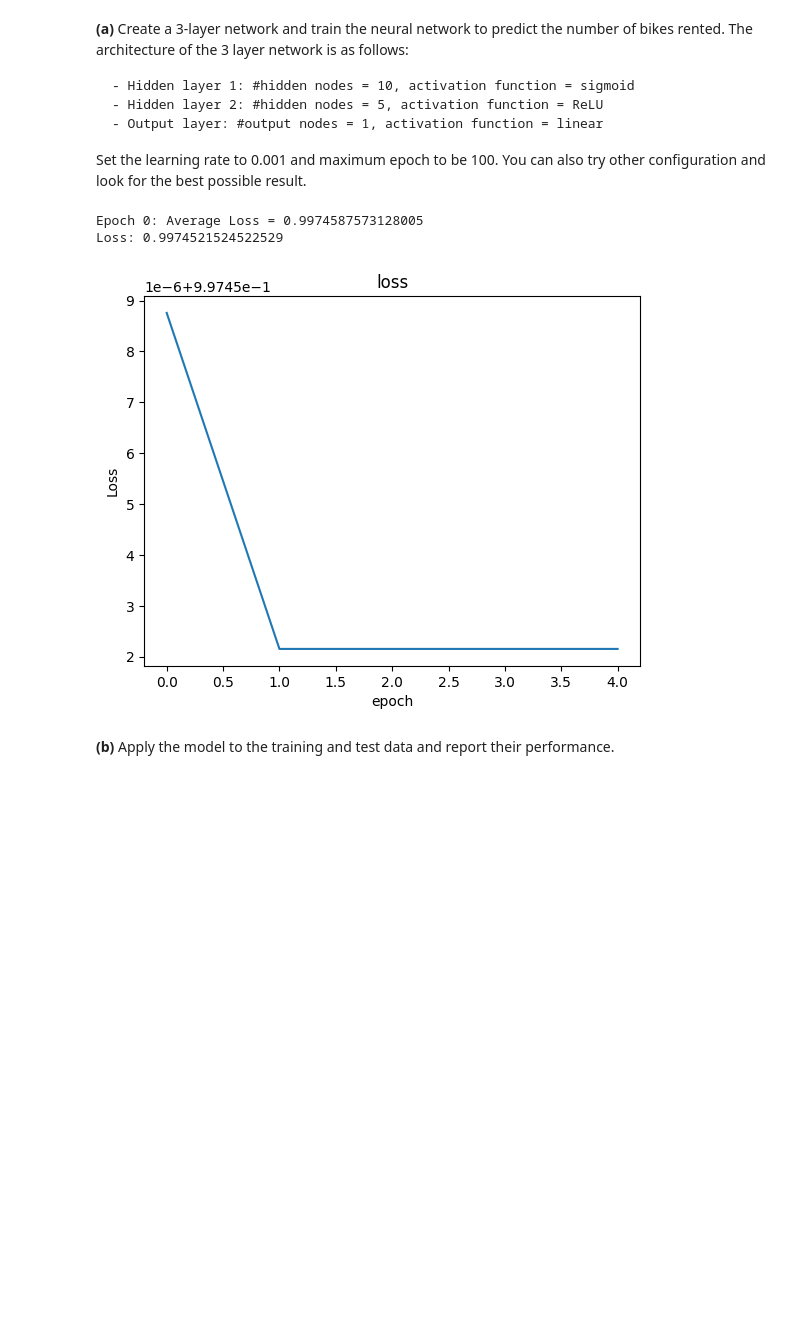
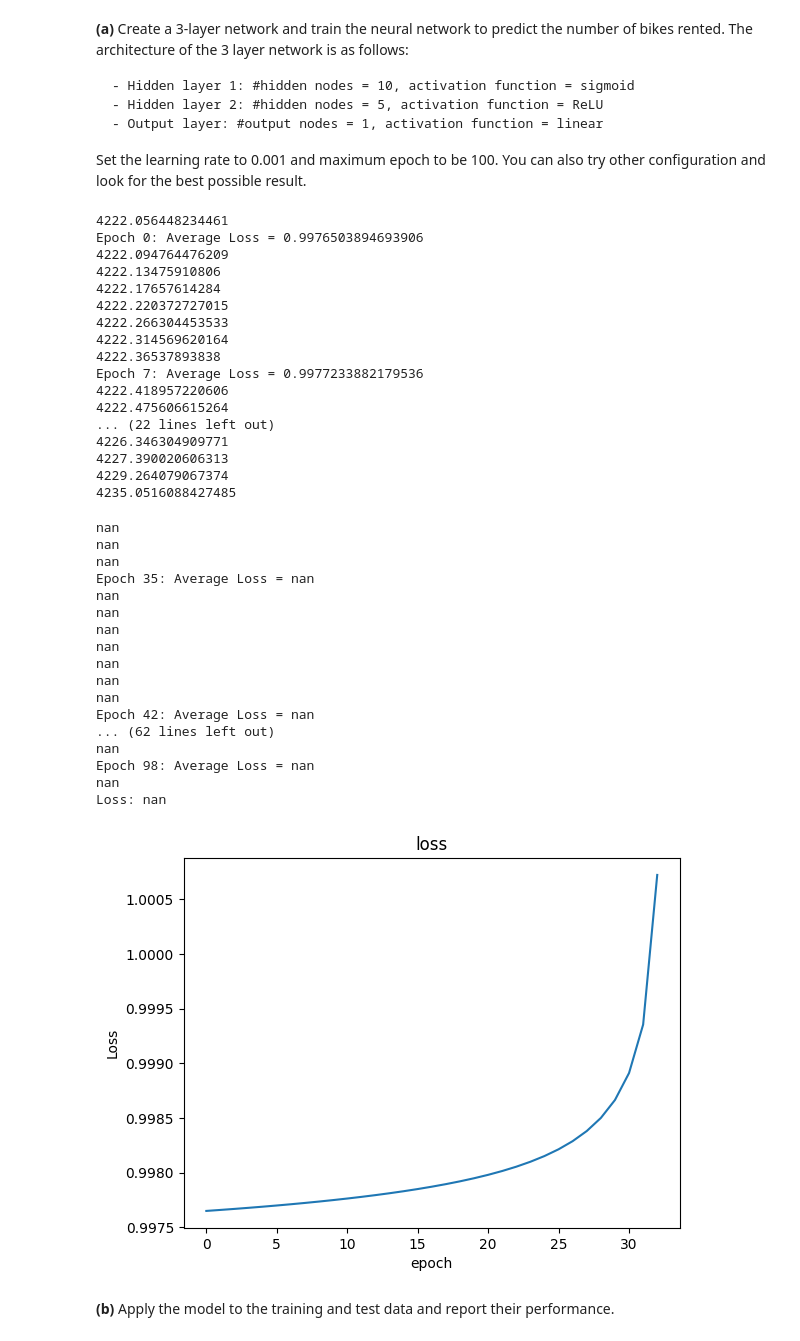
Before and after one commit to bsz123/ClassProjectZukebenj, a Jupyter notebook: project-template.ipynb, the cells around one changed output. Cells and saved outputs as stored; diff of their text form; code cells hidden in the pictures; blank space fills up the shorter version.

```diff
--- a/project-template.ipynb
+++ b/project-template.ipynb
@@ -608,7 +610,6 @@ class MultiLayerNet(object):
         self.layers = layers
         self.learning_rate = learning_rate
         self.epochs = epochs
-
 
     def forward(self,x):
         """
@@ -652,14 +653,28 @@ class MultiLayerNet(object):
 
         # Backpropagate except for the first layer
         for layer in reversed(self.layers):
-            delta = layer.backprop(layer.a, delta)
+            # Third argument is the next layer (Indice of current layer - 1)
+            next_layer = self.layers[self.layers.index(layer) - 1] if self.layers.index(layer) > 0 else None
+            delta = layer.backprop(layer.a, delta, next_layer)
+            # print(delta)
+            # # Update the weights and bias
+            # #i = layer.W - self.learning_rate * layer.W
+            # print('layer W', layer.W.shape)
+            # print('delta', delta.shape)
+            # print('layer a' ,layer.a.shape)
+            # print('y_pred', y_pred.shape)
+
+            if next_layer is not None:
+                i = layer.W - (self.learning_rate * np.outer(delta, layer.a) * y_pred).T
+                layer.W = i
+                # layer.b = layer.b - (self.learning_rate * layer.a).T
+                #layer.W -= self.learning_rate * delta *layer.activation(layer.z) #np.outer(delta, layer.activation(layer.z))
+                layer.b -= (self.learning_rate * layer.a).T
 
             # print(layer.W - self.learning_rate * layer.grad_W.T)
             # print(layer.b - self.learning_rate * layer.grad_b)
             # print("*************")
             #x = layer
-
-
 
     def loss(self, y_hat, y):
         """
@@ -694,20 +709,21 @@ class MultiLayerNet(object):
                 self.backprop(x, y)
 
                 # Update the weights and bias
-                for layer in self.layers:
-                    i = layer.W - self.learning_rate * layer.grad_W.T
-                    layer.W -= i
+                # for layer in self.layers:
+                #     i = layer.W - self.learning_rate * layer.grad_W.T
+                #     layer.W -= i
 
-                    j = layer.b - self.learning_rate * layer.grad_b
-                    layer.b -= j
+                #     j = layer.b - self.learning_rate * layer.grad_b
+                #     layer.b -= j
 
             # Compute the loss
             #loss = self.loss(self.predict(X), y)
             #loss_hist.append(loss)
                 point_loss = self.loss(y_pred, y)
                 epoch_loss += point_loss
-
+            print(epoch_loss)
             avg_loss = epoch_loss / len(X)
+            #print(avg_loss)
             loss_hist.append(avg_loss)
 
             if epoch % 7 == 0:
@@ -747,12 +763,44 @@ class MultiLayerNet(object):
 Set the learning rate to 0.001 and maximum epoch to be 100. You can also try other configuration and look for the best possible result.
 # %%
 layers = [Layer(X_train.shape[1],10,'sigmoid'),Layer(10,5,'ReLU'),Layer(5,1,'linear') ]
-model = MultiLayerNet(layers, learning_rate= 0.001, epochs =5)
+model = MultiLayerNet(layers, learning_rate= 0.04, epochs =100)
 model.fit(X_train, y_train, plot_loss = True )
 # %% [output]
-Epoch 0: Average Loss = 0.9974587573128005
-Loss: 0.9974521524522529
+4222.056448234461
+Epoch 0: Average Loss = 0.9976503894693906
+4222.094764476209
+4222.13475910806
+4222.17657614284
+4222.220372727015
+4222.266304453533
+4222.314569620164
+4222.36537893838
+Epoch 7: Average Loss = 0.9977233882179536
+4222.418957220606
+4222.475606615264
+... (22 lines left out)
+4226.346304909771
+4227.390020606313
+4229.264079067374
+4235.0516088427485
+nan
+nan
+nan
+Epoch 35: Average Loss = nan
+nan
+nan
+nan
+nan
+nan
+nan
+nan
+Epoch 42: Average Loss = nan
+... (62 lines left out)
+nan
+Epoch 98: Average Loss = nan
+nan
+Loss: nan
-[figure, old version]
+[figure, new version]
 # %% [markdown]
 **(b)** Apply the model to the training and test data and report their performance.
 # %%
```
Also changed, not shown: parts of 1 cell of this notebook.
